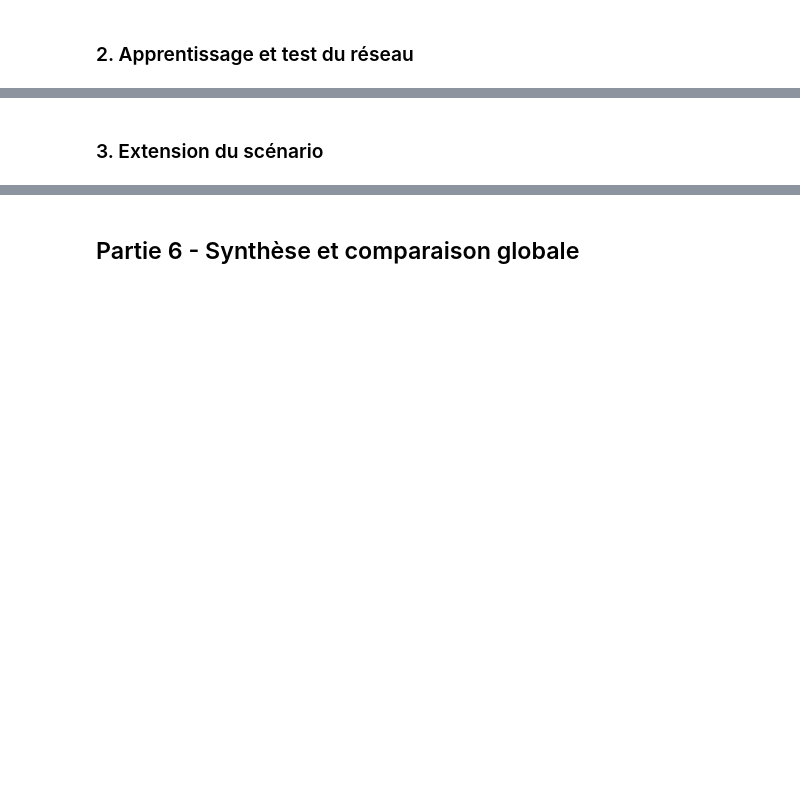
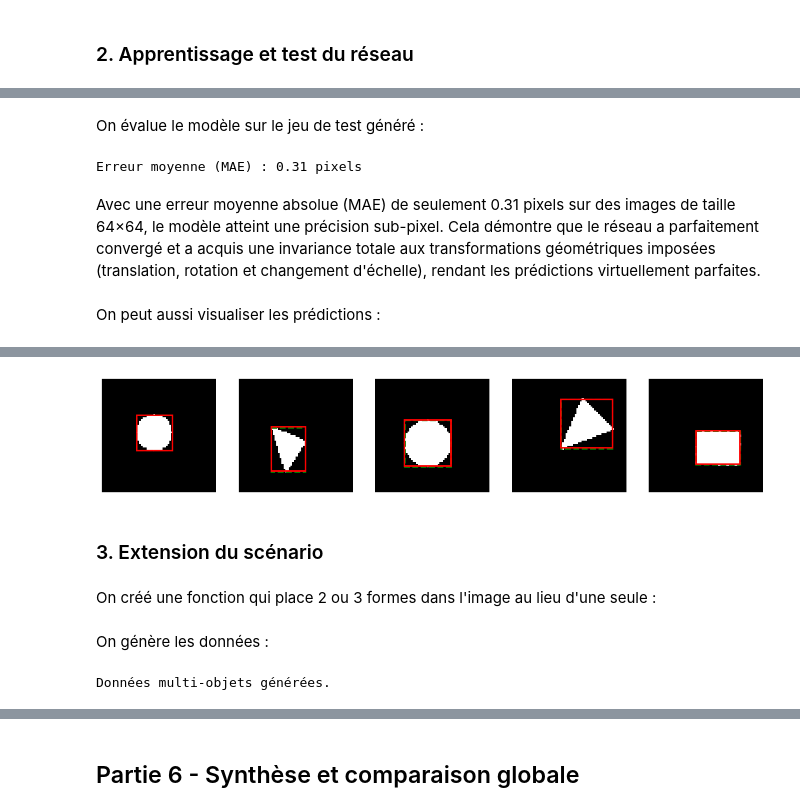
Before and after one commit to Leon-afk1/TP_reseau_neurone, a Jupyter notebook: MiniProjet/Notebook.ipynb, the cells around one changed output, grey strips where cells are left out. Saved outputs shown, nothing was run; the diff lists cells and outputs as text; code cells hidden in the pictures; blank space fills up the shorter version.

```diff
--- a/MiniProjet/Notebook.ipynb
+++ b/MiniProjet/Notebook.ipynb
@@ -885,0 +1048,6 @@ Pour conclure, le Full Fine-Tuning de VGG16 est la méthode la plus robuste. Bie
+# %%
+model_loc.compile(
+    optimizer='adam',
+    loss='mean_squared_error',
+    metrics=['mae'] # Mean Absolute Error
+)
@@ -885,0 +1082,8 @@ Pour conclure, le Full Fine-Tuning de VGG16 est la méthode la plus robuste. Bie
+# %%
+history_loc = model_loc.fit(
+    X_loc_train, y_loc_train,
+    batch_size=32,
+    epochs=15,
+    validation_data=(X_loc_val, y_loc_val),
+    verbose=1
+)
@@ -885,0 +1110,38 @@ Pour conclure, le Full Fine-Tuning de VGG16 est la méthode la plus robuste. Bie
+# %%
+X_loc_test, y_loc_test = create_training_data_with_rotation(500)
+# %% [markdown]
+On évalue le modèle sur le jeu de test généré :
+# %%
+loss, mae = model_loc.evaluate(X_loc_test, y_loc_test, verbose=0)
+print(f"Erreur moyenne (MAE) : {mae * 64:.2f} pixels")
+# %% [output]
+Erreur moyenne (MAE) : 0.31 pixels
+# %% [markdown]
+Avec une erreur moyenne absolue (MAE) de seulement 0.31 pixels sur des images de taille 64×64, le modèle atteint une précision sub-pixel. Cela démontre que le réseau a parfaitement convergé et a acquis une invariance totale aux transformations géométriques imposées (translation, rotation et changement d'échelle), rendant les prédictions virtuellement parfaites.
+# %% [markdown]
+On peut aussi visualiser les prédictions :
+# %%
+y_pred = model_loc.predict(X_loc_test)
+
+plt.figure(figsize=(15, 4))
+for i in range(5):
+    ax = plt.subplot(1, 5, i + 1)
+    idx = np.random.randint(0, len(X_loc_test))
+
+    img = X_loc_test[idx].reshape(64, 64)
+    plt.imshow(img, cmap='gray')
+
+    # Vraie boîte (Vert pointillés)
+    gt = y_loc_test[idx] * 64
+    rect_gt = patches.Rectangle((gt[0], gt[1]), gt[2]-gt[0], gt[3]-gt[1],
+                                linewidth=2, edgecolor='g', facecolor='none', linestyle='--')
+    ax.add_patch(rect_gt)
+
+    # Prédiction (Rouge plein)
+    pred = y_pred[idx] * 64
+    rect_pred = patches.Rectangle((pred[0], pred[1]), pred[2]-pred[0], pred[3]-pred[1],
+                                  linewidth=2, edgecolor='r', facecolor='none')
+    ax.add_patch(rect_pred)
+    ax.axis('off')
+plt.show()
+# %% [output]
@@ -886,2 +1150,5 @@ Pour conclure, le Full Fine-Tuning de VGG16 est la méthode la plus robuste. Bie
+[figure, added]
 # %% [markdown]
 ### 3. Extension du scénario
+# %% [markdown]
+On créé une fonction qui place 2 ou 3 formes dans l'image au lieu d'une seule :
@@ -887,0 +1181,7 @@ Pour conclure, le Full Fine-Tuning de VGG16 est la méthode la plus robuste. Bie
+# %% [markdown]
+On génère les données :
+# %%
+X_multi, y_multi_boxes = create_multi_object_data(num_samples=10)
+print("Données multi-objets générées.")
+# %% [output]
+Données multi-objets générées.
```
Also changed, not shown: parts of 22 cells of this notebook, 1 other file.
